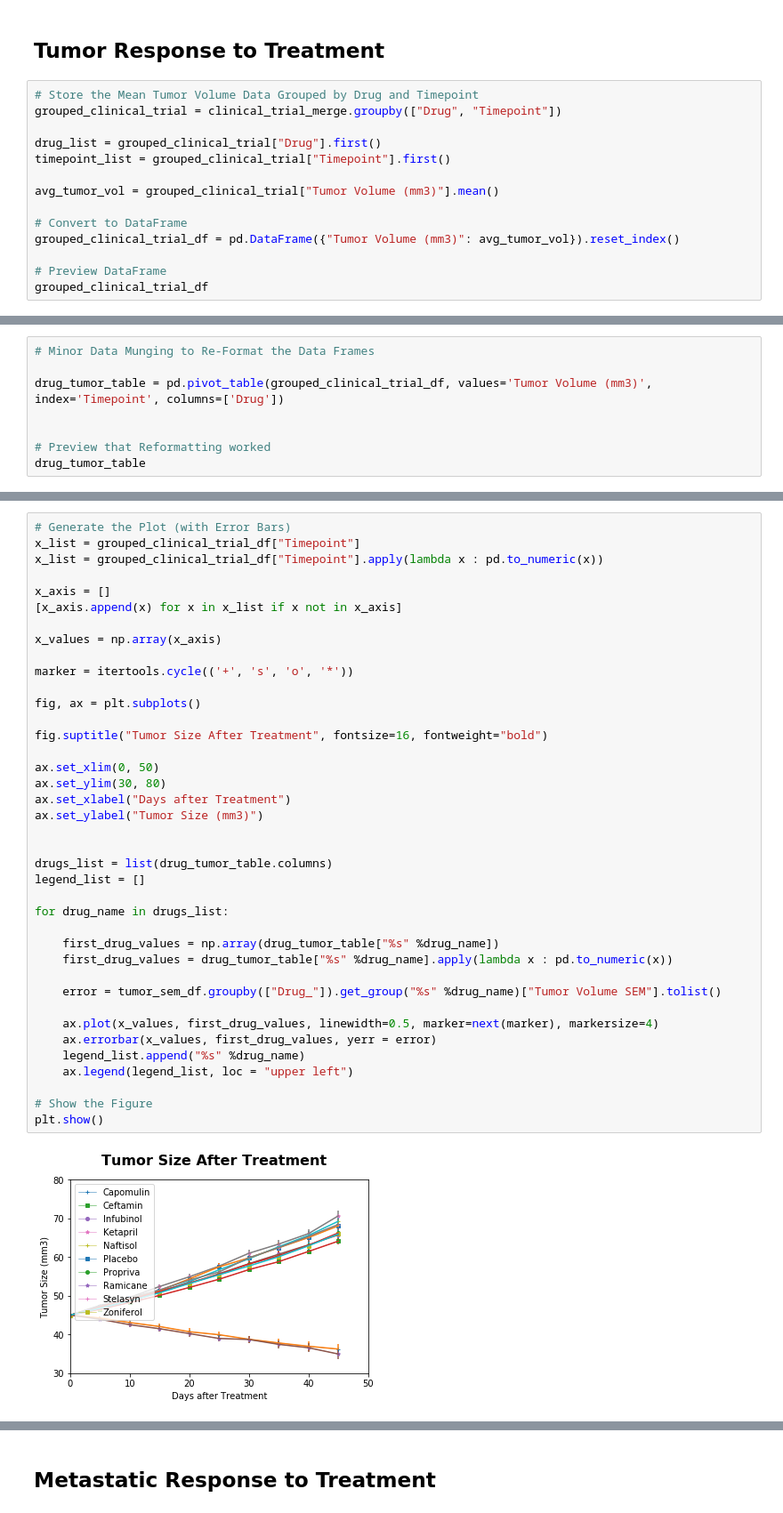
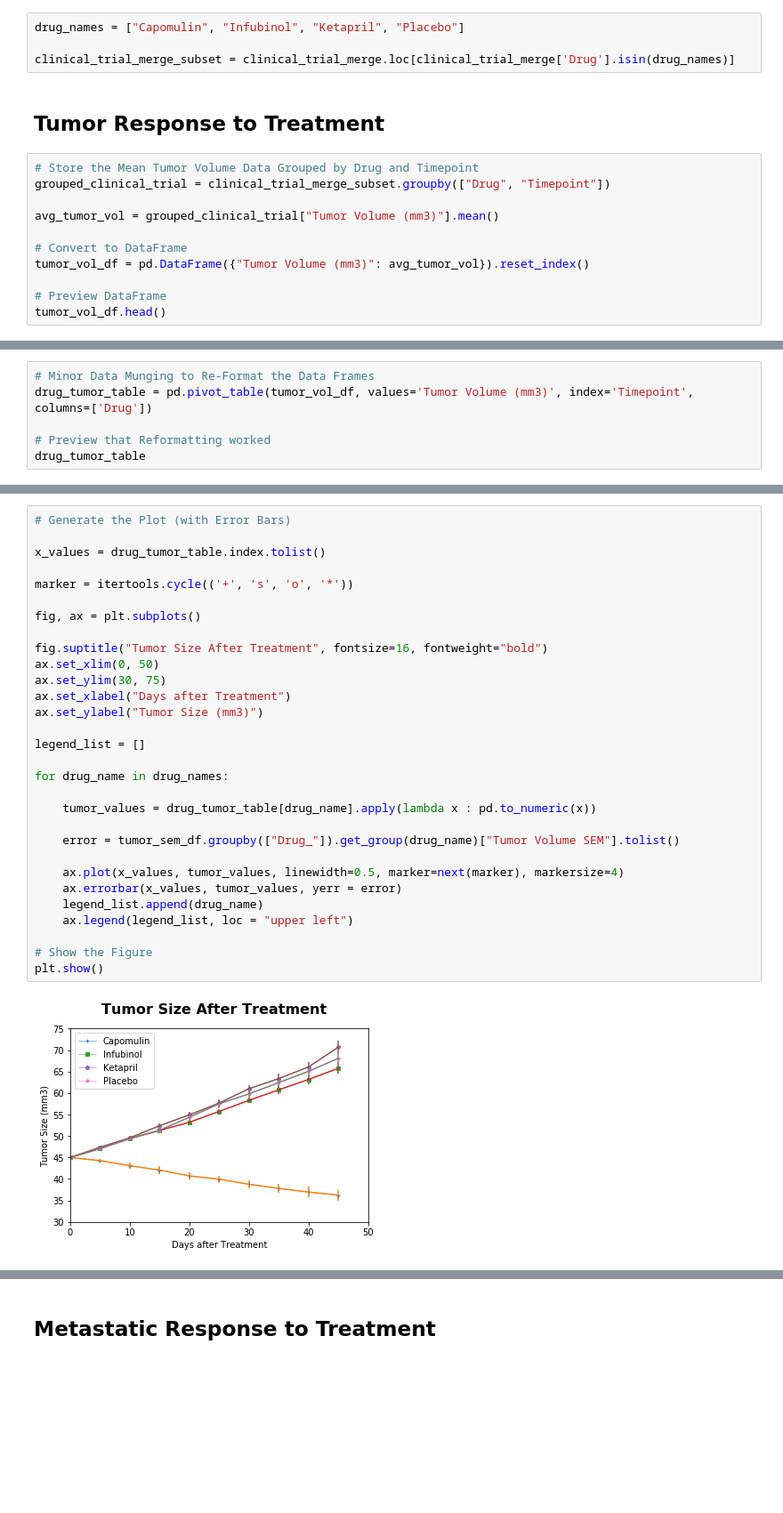
Before and after one commit to Blasda01/Pharmacy_Trials_Python, a Jupyter notebook: Pymaceuticals/pymaceuticals.ipynb, the cells around one changed output, grey strips where cells are left out. Shown: that part at 89% size. Cells and saved outputs as stored; diff of their text form; blank space fills up the shorter version.

```diff
--- a/Pymaceuticals/pymaceuticals.ipynb
+++ b/Pymaceuticals/pymaceuticals.ipynb
@@ -31,22 +31,23 @@ clinical_trial_merge.head()
 | 2 | b128 | 10 | 43.270852 | 0 | Capomulin |
 | 3 | b128 | 15 | 43.784893 | 0 | Capomulin |
 | 4 | b128 | 20 | 42.731552 | 0 | Capomulin |
+# %%
+drug_names = ["Capomulin", "Infubinol", "Ketapril", "Placebo"]
+
+clinical_trial_merge_subset = clinical_trial_merge.loc[clinical_trial_merge['Drug'].isin(drug_names)]
 # %% [markdown]
 ## Tumor Response to Treatment
 # %%
 # Store the Mean Tumor Volume Data Grouped by Drug and Timepoint
-grouped_clinical_trial = clinical_trial_merge.groupby(["Drug", "Timepoint"])
-
-drug_list = grouped_clinical_trial["Drug"].first()
-timepoint_list = grouped_clinical_trial["Timepoint"].first()
+grouped_clinical_trial = clinical_trial_merge_subset.groupby(["Drug", "Timepoint"])
 
 avg_tumor_vol = grouped_clinical_trial["Tumor Volume (mm3)"].mean()
 
 # Convert to DataFrame
-grouped_clinical_trial_df = pd.DataFrame({"Tumor Volume (mm3)": avg_tumor_vol}).reset_index()
+tumor_vol_df = pd.DataFrame({"Tumor Volume (mm3)": avg_tumor_vol}).reset_index()
 
 # Preview DataFrame
-grouped_clinical_trial_df
+tumor_vol_df.head()
 # %% [output]
 |  | Drug | Timepoint | Tumor Volume (mm3) |
 | 0 | Capomulin | 0 | 45.000000 |
@@ -89,8 +78,6 @@ tumor_sem_df
 # %%
 # Minor Data Munging to Re-Format the Data Frames
-
-drug_tumor_table = pd.pivot_table(grouped_clinical_trial_df, values='Tumor Volume (mm3)', index='Timepoint', columns=['Drug'])
-
+drug_tumor_table = pd.pivot_table(tumor_vol_df, values='Tumor Volume (mm3)', index='Timepoint', columns=['Drug'])
 
 # Preview that Reformatting worked
 drug_tumor_table
@@ -110,44 +97,35 @@ drug_tumor_table
 # %%
 # Generate the Plot (with Error Bars)
-x_list = grouped_clinical_trial_df["Timepoint"]
-x_list = grouped_clinical_trial_df["Timepoint"].apply(lambda x : pd.to_numeric(x))
 
-x_axis = []
-[x_axis.append(x) for x in x_list if x not in x_axis]
-
-x_values = np.array(x_axis)
+x_values = drug_tumor_table.index.tolist()
 
 marker = itertools.cycle(('+', 's', 'o', '*'))
 
 fig, ax = plt.subplots()
 
 fig.suptitle("Tumor Size After Treatment", fontsize=16, fontweight="bold")
-
 ax.set_xlim(0, 50)
-ax.set_ylim(30, 80)
+ax.set_ylim(30, 75)
 ax.set_xlabel("Days after Treatment")
 ax.set_ylabel("Tumor Size (mm3)")
 
-
-drugs_list = list(drug_tumor_table.columns)
 legend_list = []
 
-for drug_name in drugs_list:
+for drug_name in drug_names:
 
-    first_drug_values = np.array(drug_tumor_table["%s" %drug_name])
-    first_drug_values = drug_tumor_table["%s" %drug_name].apply(lambda x : pd.to_numeric(x))
+    tumor_values = drug_tumor_table[drug_name].apply(lambda x : pd.to_numeric(x))
 
-    error = tumor_sem_df.groupby(["Drug_"]).get_group("%s" %drug_name)["Tumor Volume SEM"].tolist()
+    error = tumor_sem_df.groupby(["Drug_"]).get_group(drug_name)["Tumor Volume SEM"].tolist()
 
-    ax.plot(x_values, first_drug_values, linewidth=0.5, marker=next(marker), markersize=4)
-    ax.errorbar(x_values, first_drug_values, yerr = error)
-    legend_list.append("%s" %drug_name)
+    ax.plot(x_values, tumor_values, linewidth=0.5, marker=next(marker), markersize=4)
+    ax.errorbar(x_values, tumor_values, yerr = error)
+    legend_list.append(drug_name)
     ax.legend(legend_list, loc = "upper left")
 
 # Show the Figure
 plt.show()
 # %% [output]
-[figure, old version]
+[figure, new version]
 # %% [markdown]
 ![Tumor Response to Treatment](../Images/treatment.png)
 # %% [markdown]
```
Also changed, not shown: parts of 13 cells of this notebook, 1 other file.
